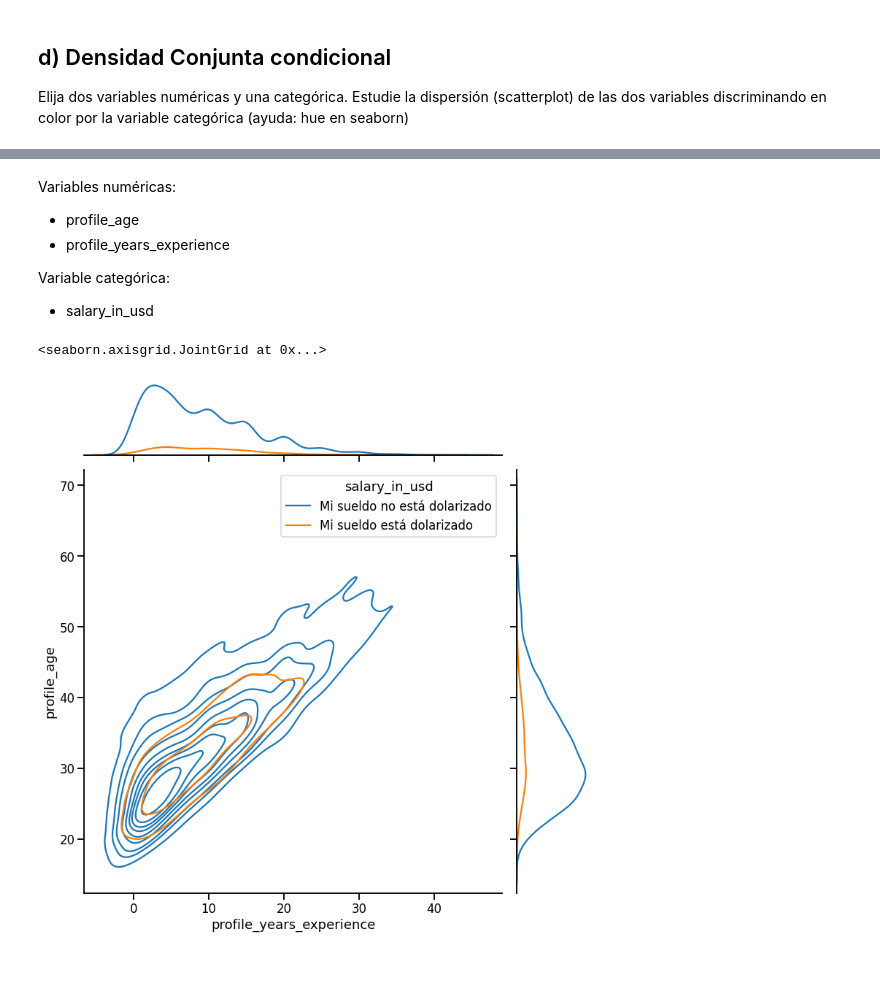
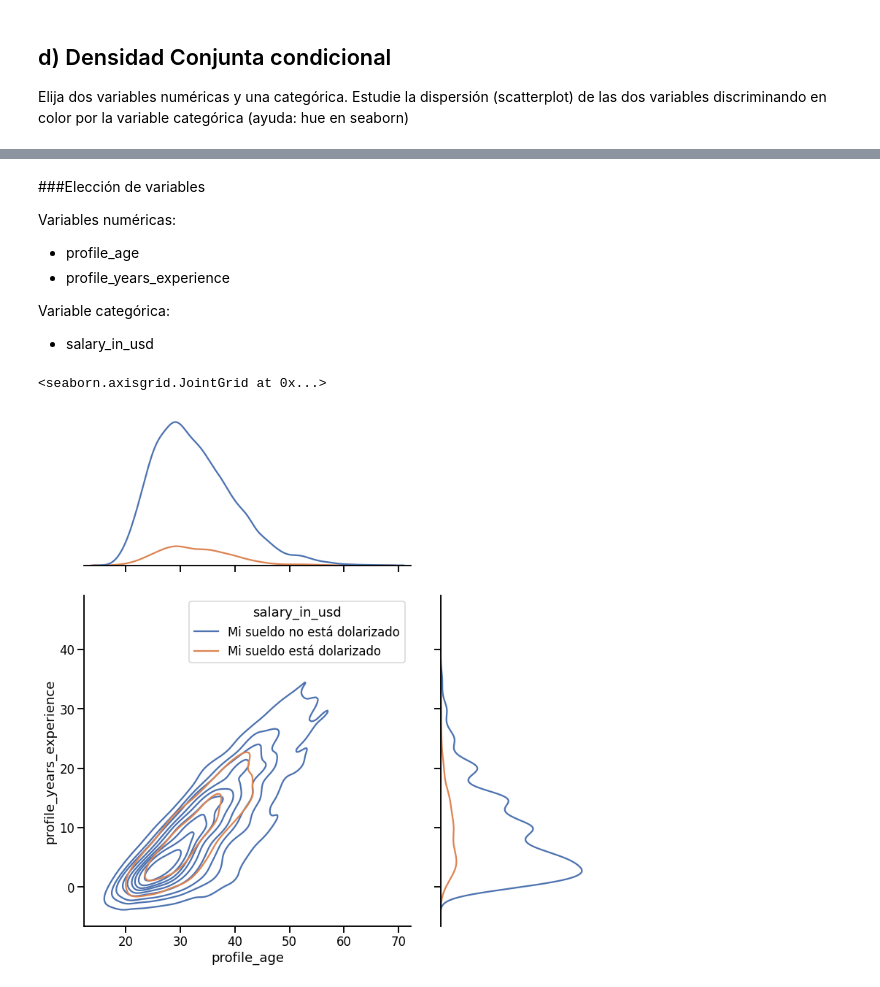
Before and after one commit to gusalvarez10/DiploDatos, a Jupyter notebook: Entregable_Parte_1.ipynb, the cells around one changed output, grey strips where cells are left out. Drawn from its saved outputs; the diff is of its cells as text; code cells hidden in the pictures.

```diff
--- a/Entregable_Parte_1.ipynb
+++ b/Entregable_Parte_1.ipynb
@@ -643,4 +690,6 @@ Estudie la dispersión (scatterplot) de las dos variables discriminando en color
 # %% [markdown]
+###Elección de variables
+
 Variables numéricas:
 
 *   profile_age
@@ -650,9 +699,9 @@ Variable categórica:
 
 *   salary_in_usd
 # %%
-seaborn.jointplot(data=df[(df.profile_age < 80) & (df.profile_years_experience < 60)], x='profile_years_experience',
-                  y='profile_age', hue='salary_in_usd',
-                  kind='kde', height=11)
+seaborn.jointplot(data=df[(df.profile_age < 80) & (df.profile_years_experience < 60)], y='profile_years_experience',
+                  x='profile_age', hue='salary_in_usd',
+                  kind='kde', palette='deep' , height=11, ratio=2)
 # %% [output]
 <seaborn.axisgrid.JointGrid at 0x...>
-[figure, old version]
+[figure, new version]
```
Also changed, not shown: parts of 3 cells of this notebook.
